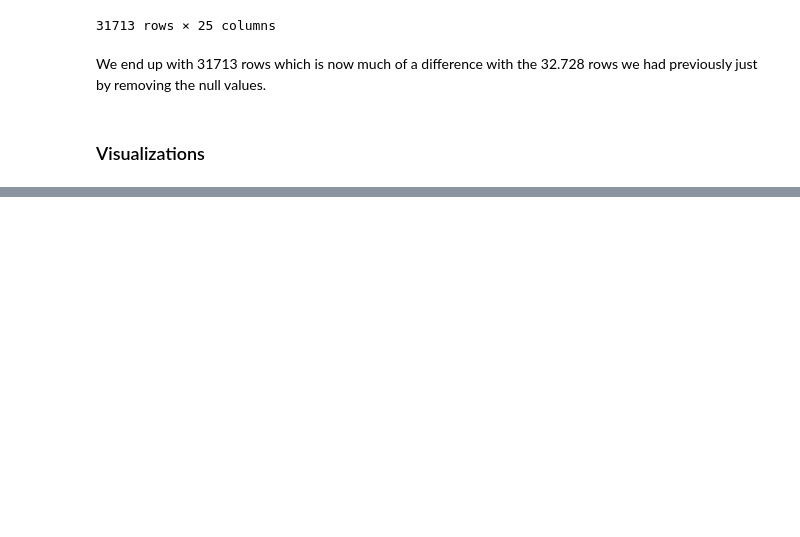
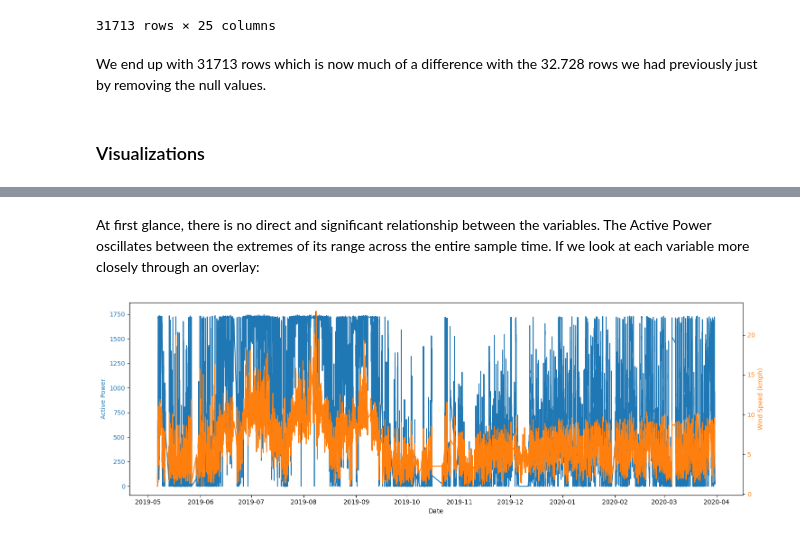
Before and after one commit to acrulopez/data-mining-UPM, a Jupyter notebook: Project.ipynb, the cells around one changed output, grey strips where cells are left out. Cells and saved outputs as stored; diff of their text form; code cells hidden in the pictures; blank space fills up the shorter version.

```diff
--- a/Project.ipynb
+++ b/Project.ipynb
@@ -164,0 +192,23 @@ We end up with 31713 rows which is now much of a difference with the 32.728 rows
+# %% [markdown]
+At first glance, there is no direct and significant relationship between the variables. The Active Power oscillates between the extremes of its range across the entire sample time. If we look at each variable more closely through an overlay:
+# %%
+# Active Power and Wind Speed superposition
+fig, ax1 = plt.subplots(figsize=(15,5))
+
+color = 'tab:blue'
+ax1.set_xlabel('Date')
+ax1.set_ylabel('Active Power', color=color)
+ax1.plot(df["Date"], df["ActivePower"], color=color)
+ax1.tick_params(axis='y', labelcolor=color)
+
+ax2 = ax1.twinx()
+
+color = 'tab:orange'
+ax2.set_ylabel('Wind Speed (kmph)', color=color)
+ax2.plot(df["Date"], df["WindSpeed"], color=color)
+ax2.tick_params(axis='y', labelcolor=color)
+
+fig.tight_layout()
+plt.show()
+# %% [output]
+[figure, added]
```
Also changed, not shown: parts of 12 cells of this notebook.
